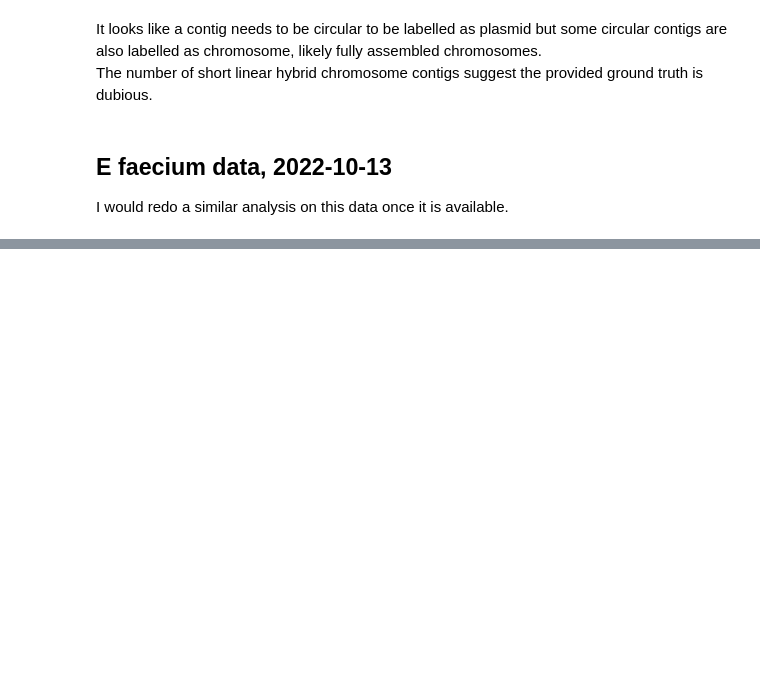
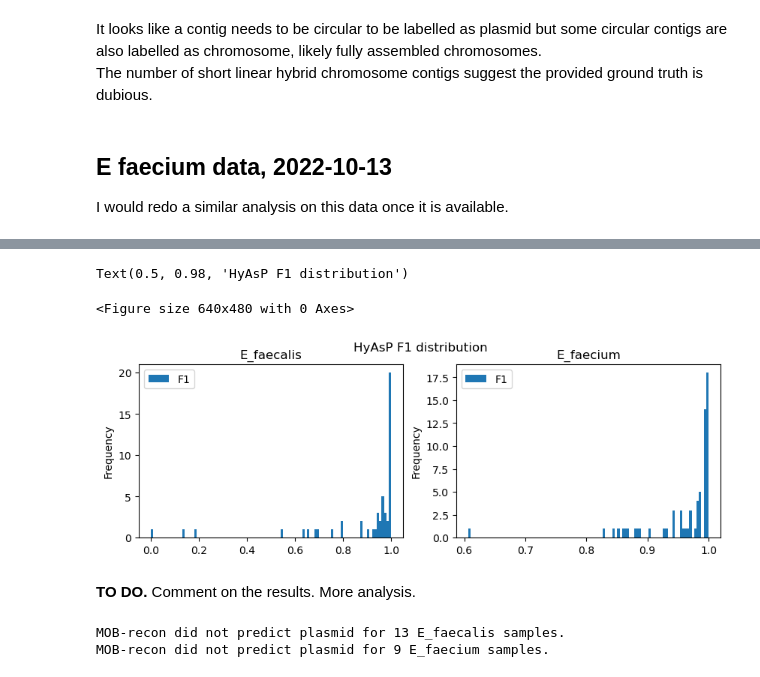
Before and after one commit to cchauve/CompMath-Day-2023, a Jupyter notebook: results/JOURNAL.ipynb, the cells around one changed output, grey strips where cells are left out. Drawn from its saved outputs; the diff is of its cells as text; code cells hidden in the pictures; blank space fills up the shorter version.

```diff
--- a/results/JOURNAL.ipynb
+++ b/results/JOURNAL.ipynb
@@ -135,0 +208,12 @@ I would redo a similar analysis on this data once it is available.
+# %%
+plt.figure()
+fig, ax = plt.subplots(1,2, figsize=(16,3))
+for i, (dataset,dataset_df) in enumerate(HyAsP_F1_df.items()):
+    dataset_df.plot.hist(ax=ax[i], column=['F1'], figsize=(10,3), bins=100, title=dataset)
+plt.suptitle('HyAsP F1 distribution')
+# %% [output]
+Text(0.5, 0.98, 'HyAsP F1 distribution')
+<Figure size 640x480 with 0 Axes>
+[figure, added]
+# %% [markdown]
+**TO DO.** Comment on the results. More analysis.
@@ -135,0 +224,8 @@ I would redo a similar analysis on this data once it is available.
+# %%
+for dataset in MOBrecon_datasets:
+    dataset_df     = MOBrecon_F1_df[dataset]
+    dataset_nb_NaN = len(dataset_df[dataset_df['F1'].isnull()].index)
+    print(f'MOB-recon did not predict plasmid for {dataset_nb_NaN} {dataset} samples.')
+# %% [output]
+MOB-recon did not predict plasmid for 13 E_faecalis samples.
+MOB-recon did not predict plasmid for 9 E_faecium samples.
```
Also changed, not shown: parts of 17 cells of this notebook.
